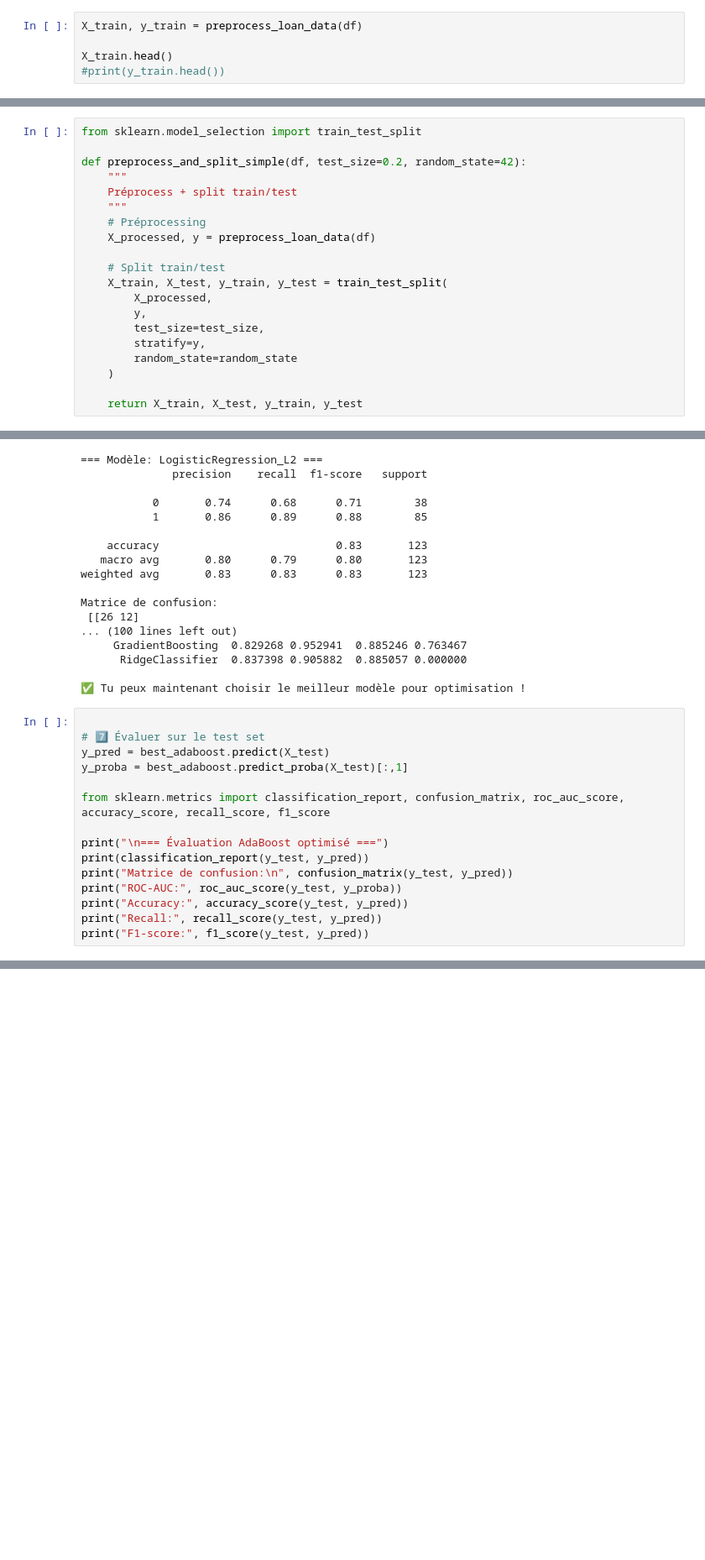
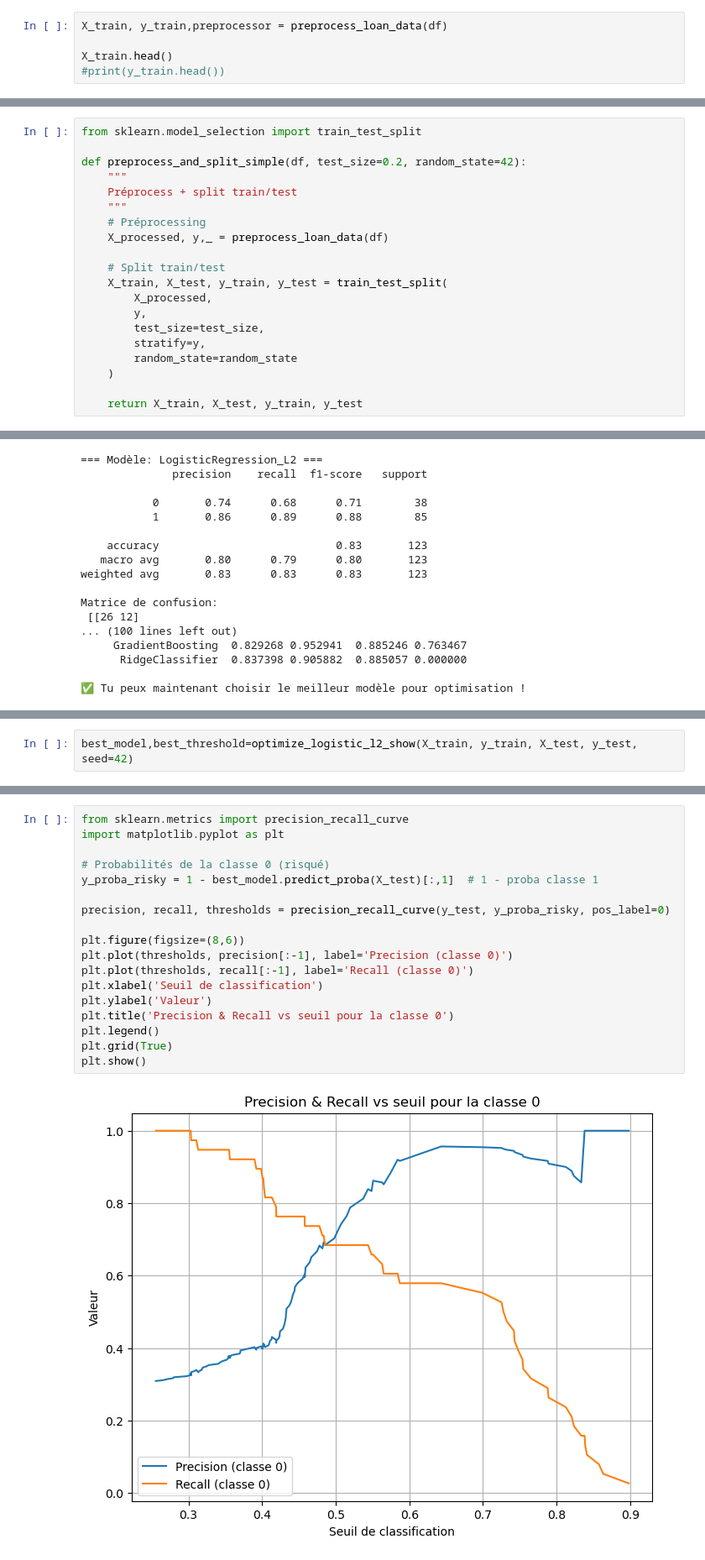
Before and after one commit to Just1919/Solvabilit-_d-un_client, a Jupyter notebook: client_credit_scoring_v1.ipynb, the cells around one changed output, grey strips where cells are left out. Shown: that part at 84% size. Saved outputs shown, nothing was run; the diff lists cells and outputs as text; blank space fills up the shorter version.

Commit message:
Modelisation & Optimisation

```diff
--- a/client_credit_scoring_v1.ipynb
+++ b/client_credit_scoring_v1.ipynb
@@ -481,5 +555,5 @@ def preprocess_loan_data(df):
 # %%
-X_train, y_train = preprocess_loan_data(df)
+X_train, y_train,preprocessor = preprocess_loan_data(df)
 
 X_train.head()
 #print(y_train.head())
@@ -498,7 +572,7 @@ def preprocess_and_split_simple(df, test_size=0.2, random_state=42):
     Préprocess + split train/test
     """
     # Préprocessing
-    X_processed, y = preprocess_loan_data(df)
+    X_processed, y,_ = preprocess_loan_data(df)
 
     # Split train/test
     X_train, X_test, y_train, y_test = train_test_split(
@@ -680,18 +754,3 @@ Matrice de confusion:
       RidgeClassifier  0.837398 0.905882  0.885057 0.000000
 
 ✅ Tu peux maintenant choisir le meilleur modèle pour optimisation !
-# %%
-
-# 7️⃣ Évaluer sur le test set
-y_pred = best_adaboost.predict(X_test)
-y_proba = best_adaboost.predict_proba(X_test)[:,1]
-
-from sklearn.metrics import classification_report, confusion_matrix, roc_auc_score, accuracy_score, recall_score, f1_score
-
-print("\n=== Évaluation AdaBoost optimisé ===")
-print(classification_report(y_test, y_pred))
-print("Matrice de confusion:\n", confusion_matrix(y_test, y_pred))
-print("ROC-AUC:", roc_auc_score(y_test, y_proba))
-print("Accuracy:", accuracy_score(y_test, y_pred))
-print("Recall:", recall_score(y_test, y_pred))
-print("F1-score:", f1_score(y_test, y_pred))
@@ -902,0 +819,2 @@ Recall classe 0: 1.0000, Recall classe 1: 0.0000
+# %%
+best_model,best_threshold=optimize_logistic_l2_show(X_train, y_train, X_test, y_test, seed=42)
@@ -902,0 +842,20 @@ Recall classe 0: 1.0000, Recall classe 1: 0.0000
+# %%
+from sklearn.metrics import precision_recall_curve
+import matplotlib.pyplot as plt
+
+# Probabilités de la classe 0 (risqué)
+y_proba_risky = 1 - best_model.predict_proba(X_test)[:,1]  # 1 - proba classe 1
+
+precision, recall, thresholds = precision_recall_curve(y_test, y_proba_risky, pos_label=0)
+
+plt.figure(figsize=(8,6))
+plt.plot(thresholds, precision[:-1], label='Precision (classe 0)')
+plt.plot(thresholds, recall[:-1], label='Recall (classe 0)')
+plt.xlabel('Seuil de classification')
+plt.ylabel('Valeur')
+plt.title('Precision & Recall vs seuil pour la classe 0')
+plt.legend()
+plt.grid(True)
+plt.show()
+# %% [output]
+[figure, added]
```
Also changed, not shown: parts of 18 cells of this notebook.
